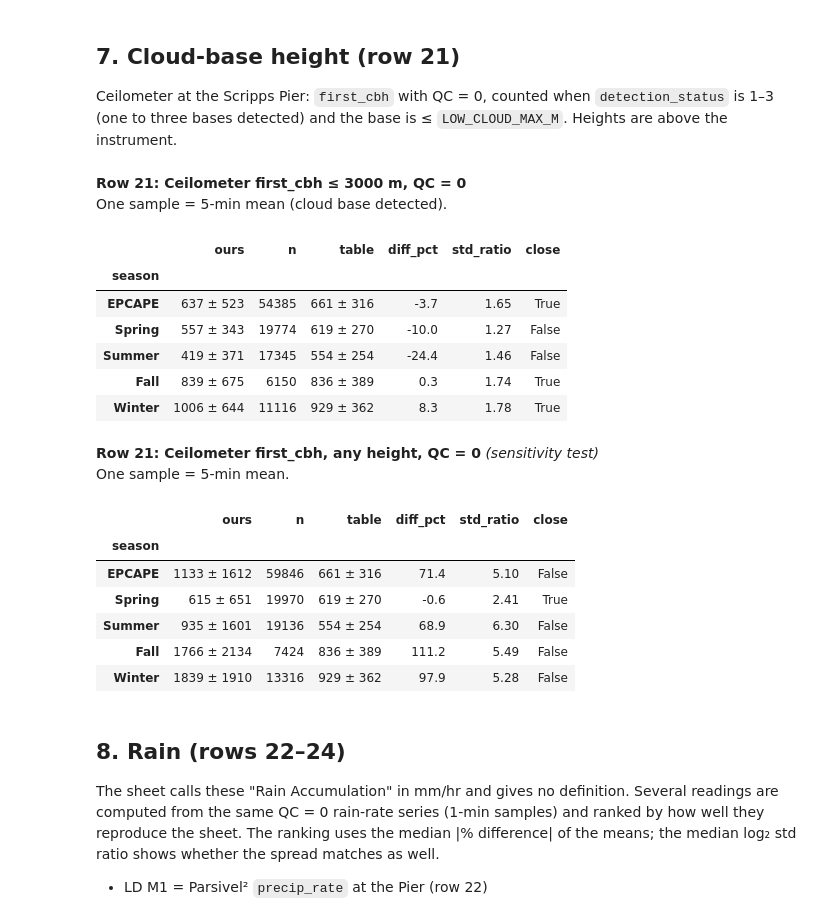
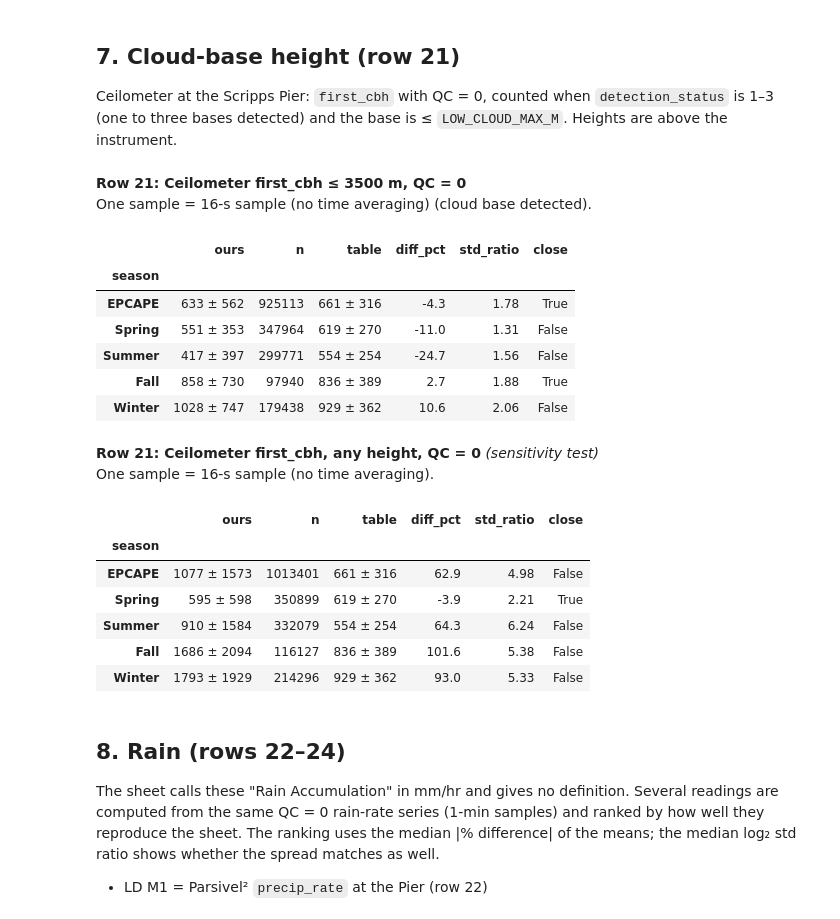
Before and after one commit to andrewjbuggee/Python-Research, a Jupyter notebook: EPCAPE/comparisons/seasonal_averages/check_seasonal_averages.ipynb, the cells around one changed output. Saved outputs shown, nothing was run; the diff lists cells and outputs as text; code cells hidden in the pictures.

```diff
--- a/EPCAPE/comparisons/seasonal_averages/check_seasonal_averages.ipynb
+++ b/EPCAPE/comparisons/seasonal_averages/check_seasonal_averages.ipynb
@@ -645,32 +1305,52 @@ SONDEPARAM - Romps over 1081 launches: median 16 m, 5th-95th percentile -77 to 7
 
 Ceilometer at the Scripps Pier: `first_cbh` with QC = 0, counted when `detection_status` is 1–3 (one to three bases detected) and the base is ≤ `LOW_CLOUD_MAX_M`. Heights are above the instrument.
 # %%
+# =============================================================================
+# Section 7: cloud-base height from the ceilometer (sheet row 21)
+# =============================================================================
+# Inputs
+#   cbh_ceil_M1 = epcceilM1.b1, Vaisala ceilometer at the Scripps Pier, 16-s samples:
+#     first_cbh         lowest cloud base (m ABOVE THE INSTRUMENT, not sea level), 0-7700 m
+#     qc_first_cbh      QC bits: missing, < 0 m, > 7700 m (all "Bad"); we keep QC = 0
+#     detection_status  0 clear, 1/2/3 one/two/three cloud bases, 4 obscured with no base
+#                       (fog, heavy rain: first_cbh is then a visibility, not a base)
+#   LOW_CLOUD_MAX_M     keep bases <= this height (3000 m, the Low Cloud Period bound)
+#   AVG_PERIOD_CBH      averaging window in minutes; 0 = every kept 16-s sample on its own
+# Q.ceilometer_cbh_m keeps first_cbh where qc_first_cbh == 0, detection_status is
+# 1-3 (a cloud base was found) and the base is <= LOW_CLOUD_MAX_M, then averages
+# over AVG_PERIOD_CBH minutes (0 = no averaging).
 ceil = load_product("cbh_ceil_M1")
-cbh, info = Q.ceilometer_cbh_m(ceil, max_cbh_m=LOW_CLOUD_MAX_M, period=AVG_PERIOD)
-QC_INFO.extend(info["qc"])
-check(21, cbh, f"Ceilometer first_cbh ≤ {LOW_CLOUD_MAX_M:g} m, QC = 0", "5-min mean (cloud base detected)")
-cbh_all, _ = Q.ceilometer_cbh_m(ceil, max_cbh_m=np.inf, period=AVG_PERIOD)
-check(21, cbh_all, "Ceilometer first_cbh, any height, QC = 0", "5-min mean", primary=False)
+# What one value in the tables is, given AVG_PERIOD_CBH (minutes; 0 = no averaging)
+CBH_SAMPLE = "16-s sample (no time averaging)" if AVG_PERIOD_CBH == 0 else f"{AVG_PERIOD_CBH:g}-min mean"
+
+# --- 1. Primary: low cloud bases only ------------------------------------------
+cbh, info = Q.ceilometer_cbh_m(ceil, max_cbh_m=LOW_CLOUD_MAX_M, window_min=AVG_PERIOD_CBH)
+QC_INFO.extend(info["qc"])  # feeds the QC table in Section 11
+check(21, cbh, f"Ceilometer first_cbh ≤ {LOW_CLOUD_MAX_M:g} m, QC = 0", f"{CBH_SAMPLE} (cloud base detected)")
+
+# --- 2. Sensitivity: every detected base, any height ---------------------------
+cbh_all, _ = Q.ceilometer_cbh_m(ceil, max_cbh_m=np.inf, window_min=AVG_PERIOD_CBH)
+check(21, cbh_all, "Ceilometer first_cbh, any height, QC = 0", CBH_SAMPLE, primary=False)
 del ceil
 # %% [output]
-**Row 21: Ceilometer first_cbh ≤ 3000 m, QC = 0**
-One sample = 5-min mean (cloud base detected).
+**Row 21: Ceilometer first_cbh ≤ 3500 m, QC = 0**
+One sample = 16-s sample (no time averaging) (cloud base detected).
 |  | ours | n | table | diff_pct | std_ratio | close |
 | season |  |  |  |  |  |  |
-| EPCAPE | 637 ± 523 | 54385 | 661 ± 316 | -3.7 | 1.65 | True |
-| Spring | 557 ± 343 | 19774 | 619 ± 270 | -10.0 | 1.27 | False |
-| Summer | 419 ± 371 | 17345 | 554 ± 254 | -24.4 | 1.46 | False |
-| Fall | 839 ± 675 | 6150 | 836 ± 389 | 0.3 | 1.74 | True |
-| Winter | 1006 ± 644 | 11116 | 929 ± 362 | 8.3 | 1.78 | True |
+| EPCAPE | 633 ± 562 | 925113 | 661 ± 316 | -4.3 | 1.78 | True |
+| Spring | 551 ± 353 | 347964 | 619 ± 270 | -11.0 | 1.31 | False |
+| Summer | 417 ± 397 | 299771 | 554 ± 254 | -24.7 | 1.56 | False |
+| Fall | 858 ± 730 | 97940 | 836 ± 389 | 2.7 | 1.88 | True |
+| Winter | 1028 ± 747 | 179438 | 929 ± 362 | 10.6 | 2.06 | False |
 **Row 21: Ceilometer first_cbh, any height, QC = 0**  *(sensitivity test)*
-One sample = 5-min mean.
+One sample = 16-s sample (no time averaging).
 |  | ours | n | table | diff_pct | std_ratio | close |
 | season |  |  |  |  |  |  |
-| EPCAPE | 1133 ± 1612 | 59846 | 661 ± 316 | 71.4 | 5.10 | False |
-| Spring | 615 ± 651 | 19970 | 619 ± 270 | -0.6 | 2.41 | True |
-| Summer | 935 ± 1601 | 19136 | 554 ± 254 | 68.9 | 6.30 | False |
-| Fall | 1766 ± 2134 | 7424 | 836 ± 389 | 111.2 | 5.49 | False |
-| Winter | 1839 ± 1910 | 13316 | 929 ± 362 | 97.9 | 5.28 | False |
+| EPCAPE | 1077 ± 1573 | 1013401 | 661 ± 316 | 62.9 | 4.98 | False |
+| Spring | 595 ± 598 | 350899 | 619 ± 270 | -3.9 | 2.21 | True |
+| Summer | 910 ± 1584 | 332079 | 554 ± 254 | 64.3 | 6.24 | False |
+| Fall | 1686 ± 2094 | 116127 | 836 ± 389 | 101.6 | 5.38 | False |
+| Winter | 1793 ± 1929 | 214296 | 929 ± 362 | 93.0 | 5.33 | False |
 # %% [markdown]
 ## 8. Rain (rows 22–24)
 
```
Also changed, not shown: parts of 47 cells of this notebook, 11 other files.
